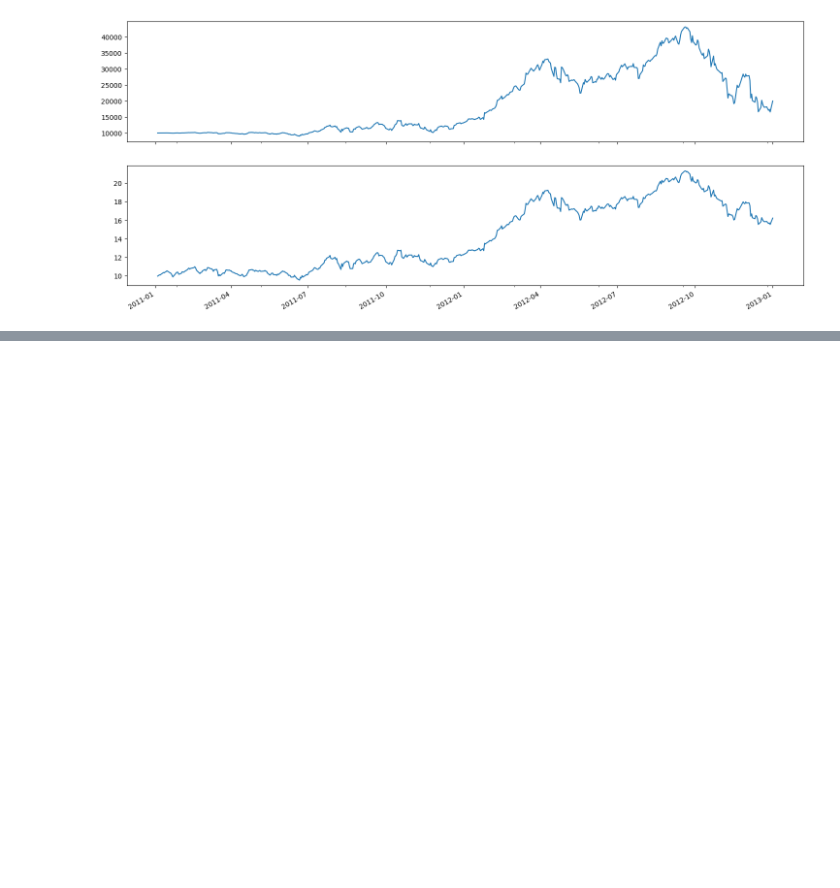
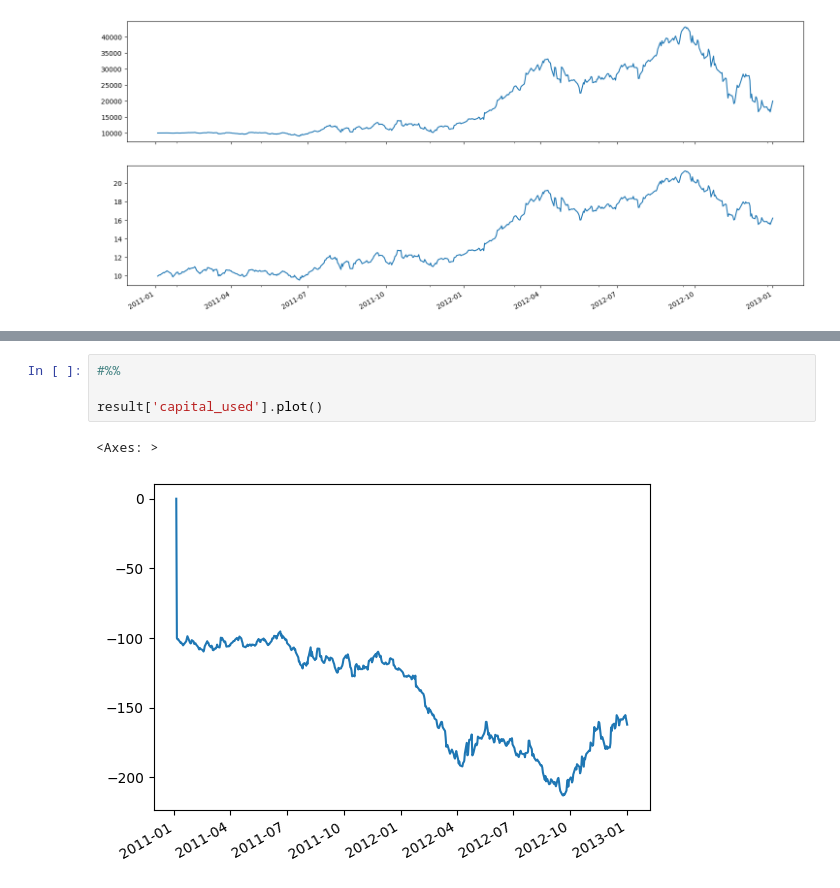
Before and after one commit to sharavsambuu/ziplinereloaded-norgate-exps, a Jupyter notebook: helloworld_cell.ipynb, the cells around one changed output, grey strips where cells are left out. Saved outputs shown, nothing was run; the diff lists cells and outputs as text; blank space fills up the shorter version.

```diff
--- a/helloworld_cell.ipynb
+++ b/helloworld_cell.ipynb
@@ -52,0 +107,7 @@ result = run_algorithm(
+# %%
+#%%
+
+result['capital_used'].plot()
+# %% [output]
+<Axes: >
+[figure, added]
```
Also changed, not shown: parts of 6 cells of this notebook, 1 other file.
